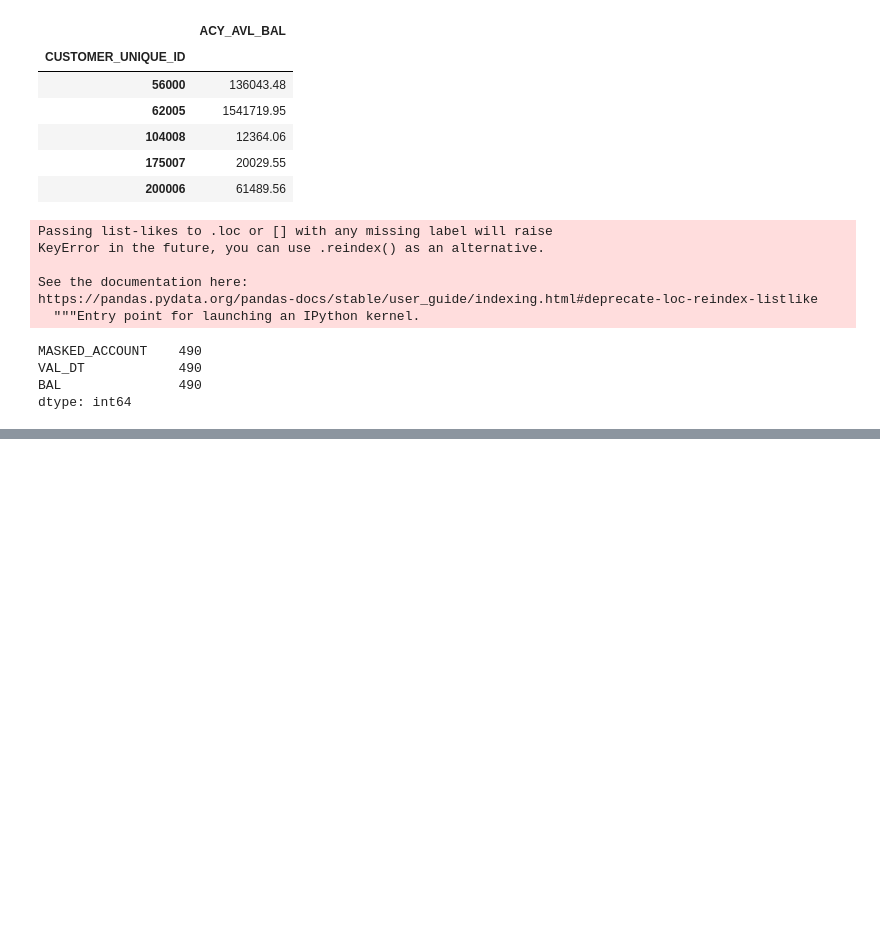
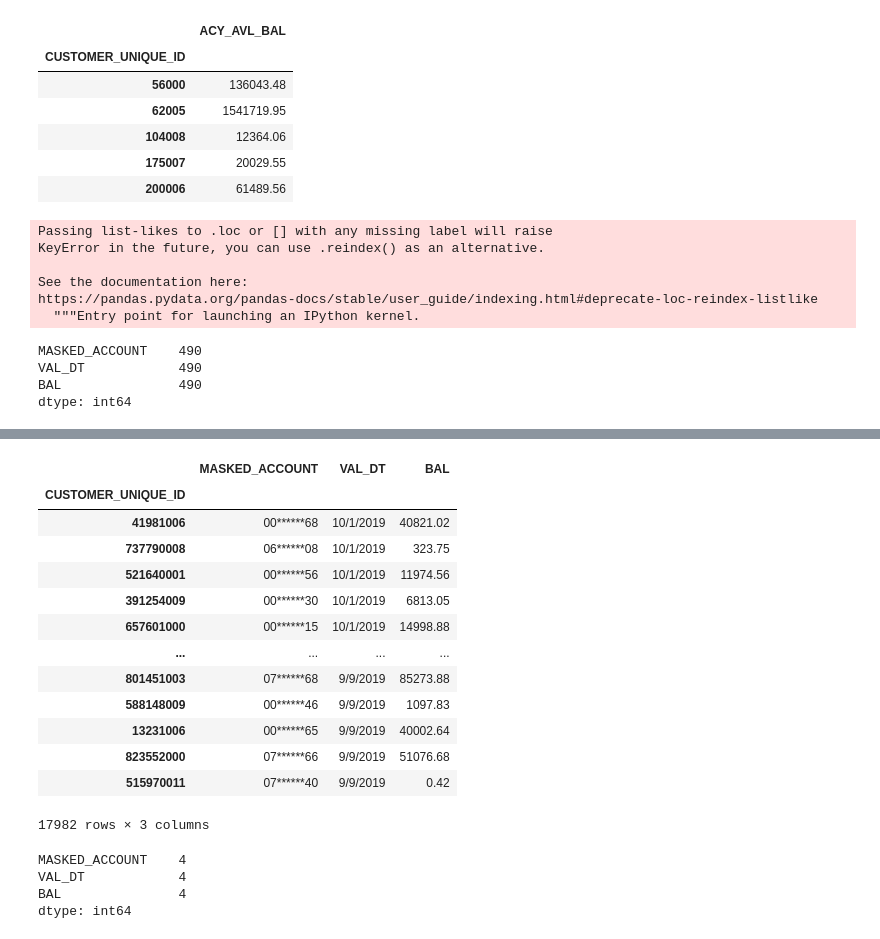
Before and after one commit to Ayanlola2002/Stutern, a Jupyter notebook: Stutern_Group_Task.ipynb, the cells around one changed output, grey strips where cells are left out. Drawn from its saved outputs; the diff is of its cells as text; code cells hidden in the pictures; blank space fills up the shorter version.

```diff
--- a/Stutern_Group_Task.ipynb
+++ b/Stutern_Group_Task.ipynb
@@ -202,0 +214,25 @@ merger.head()
+# %%
+#drop rows with na values
+all_balances_data.dropna()
+# %% [output]
+|  | MASKED_ACCOUNT | VAL_DT | BAL |
+| CUSTOMER_UNIQUE_ID |  |  |  |
+| 41981006 | 00******68 | 10/1/2019 | 40821.02 |
+| 737790008 | 06******08 | 10/1/2019 | 323.75 |
+| 521640001 | 00******56 | 10/1/2019 | 11974.56 |
+| 391254009 | 00******30 | 10/1/2019 | 6813.05 |
+| 657601000 | 00******15 | 10/1/2019 | 14998.88 |
+| ... | ... | ... | ... |
+| 801451003 | 07******68 | 9/9/2019 | 85273.88 |
+| 588148009 | 00******46 | 9/9/2019 | 1097.83 |
+| 13231006 | 00******65 | 9/9/2019 | 40002.64 |
+| 823552000 | 07******66 | 9/9/2019 | 51076.68 |
+| 515970011 | 07******40 | 9/9/2019 | 0.42 |
+17982 rows × 3 columns
+# %%
+all_balances_data.isna().sum()
+# %% [output]
+MASKED_ACCOUNT    4
+VAL_DT            4
+BAL               4
+dtype: int64
```
Also changed, not shown: parts of 8 cells of this notebook.
